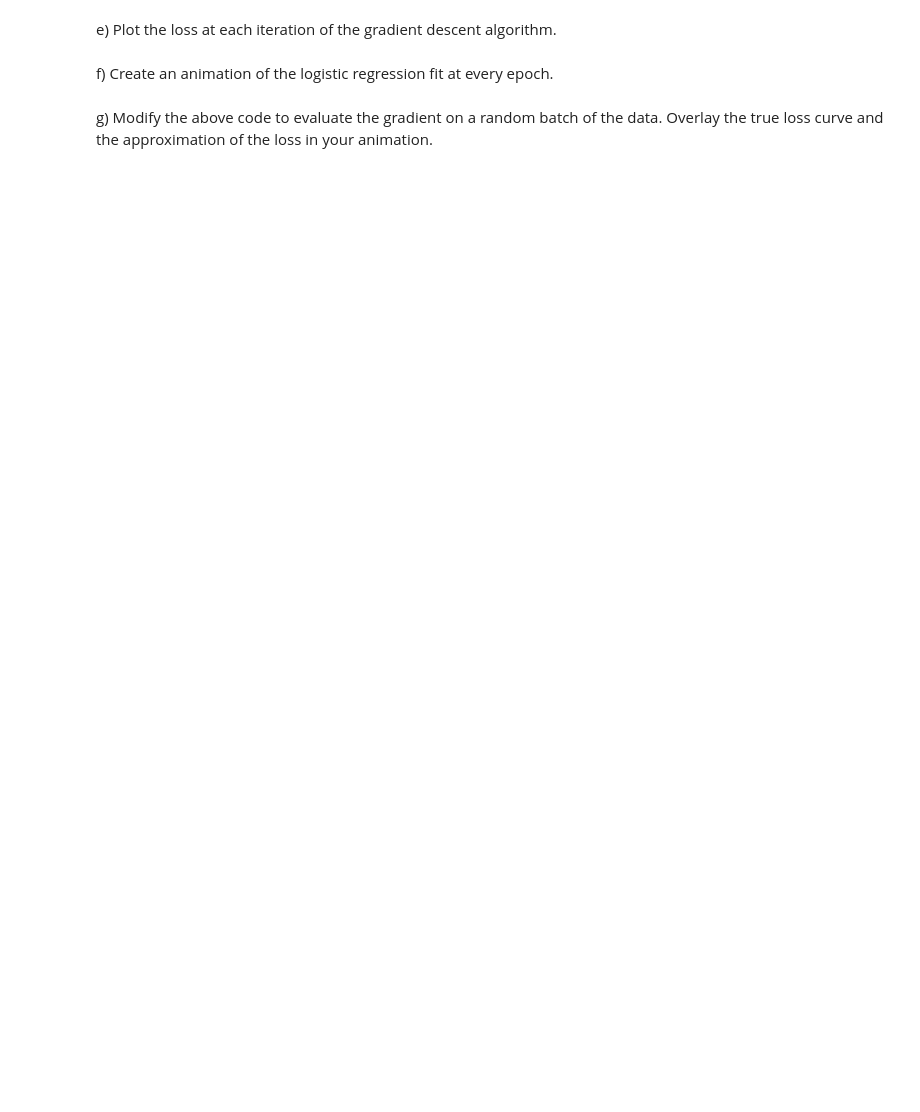
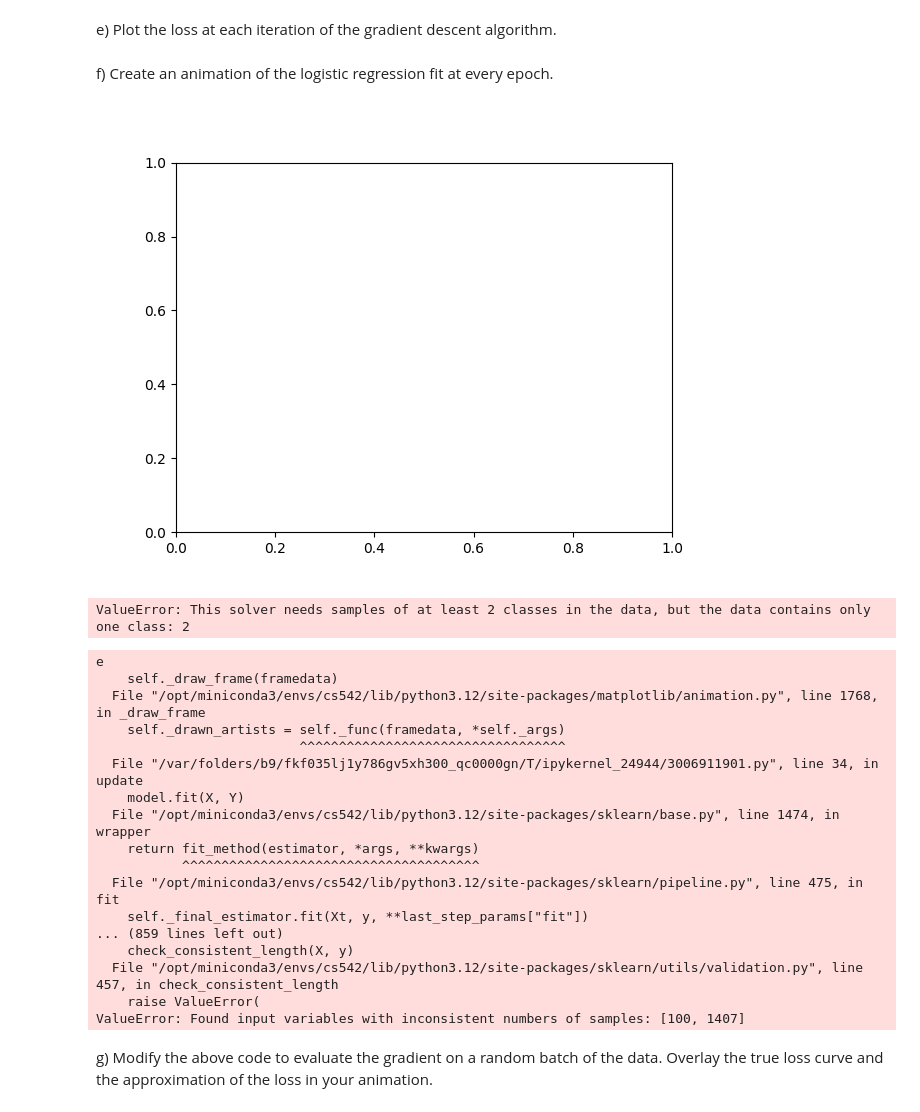
Before and after one commit to VHri/Data-Science-Fundamentals, a Jupyter notebook: lecture_21/worksheet_21.ipynb, the cells around one changed output. Cells and saved outputs as stored; diff of their text form; code cells hidden in the pictures; blank space fills up the shorter version.

```diff
--- a/lecture_21/worksheet_21.ipynb
+++ b/lecture_21/worksheet_21.ipynb
@@ -589,5 +884,65 @@ images[0].save(
 )
 # %% [markdown]
 f) Create an animation of the logistic regression fit at every epoch.
+# %%
+from matplotlib.animation import FuncAnimation
+
+
+t, _ = datasets.make_blobs(n_samples=1500, centers=centers, cluster_std=2,
+                                random_state=0)
+X, y = generate_circles_data(t)
+
+# Setup the logistic regression model with polynomial features
+degree = 2
+poly = PolynomialFeatures(degree)
+lr = LogisticRegression()
+model = make_pipeline(poly, lr)
+
+# Create a mesh grid for plotting
+x_min, x_max = X[:, 0].min() - 0.5, X[:, 0].max() + 0.5
+y_min, y_max = X[:, 1].min() - 0.5, X[:, 1].max() + 0.5
+xx, yy = np.meshgrid(np.linspace(x_min, x_max, 300), np.linspace(y_min, y_max, 300))
+
+fig, ax = plt.subplots()
+
+def update(frame):
+    # Incrementally train the logistic regression model
+    model.fit(X[:frame], y[:frame])
+    # Predict probabilities for each point on the mesh grid
+    Z = model.predict_proba(np.c_[xx.ravel(), yy.ravel()])[:, 1]
+    Z = Z.reshape(xx.shape)
+    # Clear previous frames
+    ax.clear()
+    # Plot decision boundaries
+    contour = ax.contourf(xx, yy, Z, alpha=0.8, levels=np.linspace(0, 1, 50), cmap=plt.cm.RdBu)
+    # Plot data points
+    ax.scatter(X[:frame, 0], X[:frame, 1], c=y[:frame], cmap=plt.cm.RdBu, edgecolors='k')
+    return contour.collections
+
+# Create the animation
+ani = FuncAnimation(fig, update, frames=np.arange(1, len(y)+1, 5), repeat=False)
+
+# Show the animation
+plt.show()
+# %% [output]
+[figure, added]
+ValueError: This solver needs samples of at least 2 classes in the data, but the data contains only one class: 2
+e
+    self._draw_frame(framedata)
+  File "/opt/miniconda3/envs/cs542/lib/python3.12/site-packages/matplotlib/animation.py", line 1768, in _draw_frame
+    self._drawn_artists = self._func(framedata, *self._args)
+                          ^^^^^^^^^^^^^^^^^^^^^^^^^^^^^^^^^^
+  File "/var/folders/b9/fkf035lj1y786gv5xh300_qc0000gn/T/ipykernel_24944/3006911901.py", line 34, in update
+    model.fit(X, Y)
+  File "/opt/miniconda3/envs/cs542/lib/python3.12/site-packages/sklearn/base.py", line 1474, in wrapper
+    return fit_method(estimator, *args, **kwargs)
+           ^^^^^^^^^^^^^^^^^^^^^^^^^^^^^^^^^^^^^^
+  File "/opt/miniconda3/envs/cs542/lib/python3.12/site-packages/sklearn/pipeline.py", line 475, in fit
+    self._final_estimator.fit(Xt, y, **last_step_params["fit"])
+... (859 lines left out)
+    check_consistent_length(X, y)
+  File "/opt/miniconda3/envs/cs542/lib/python3.12/site-packages/sklearn/utils/validation.py", line 457, in check_consistent_length
+    raise ValueError(
+ValueError: Found input variables with inconsistent numbers of samples: [100, 1407]
 # %% [markdown]
 g) Modify the above code to evaluate the gradient on a random batch of the data. Overlay the true loss curve and the approximation of the loss in your animation.
```
Also changed, not shown: parts of 9 cells of this notebook, 7 other files.
